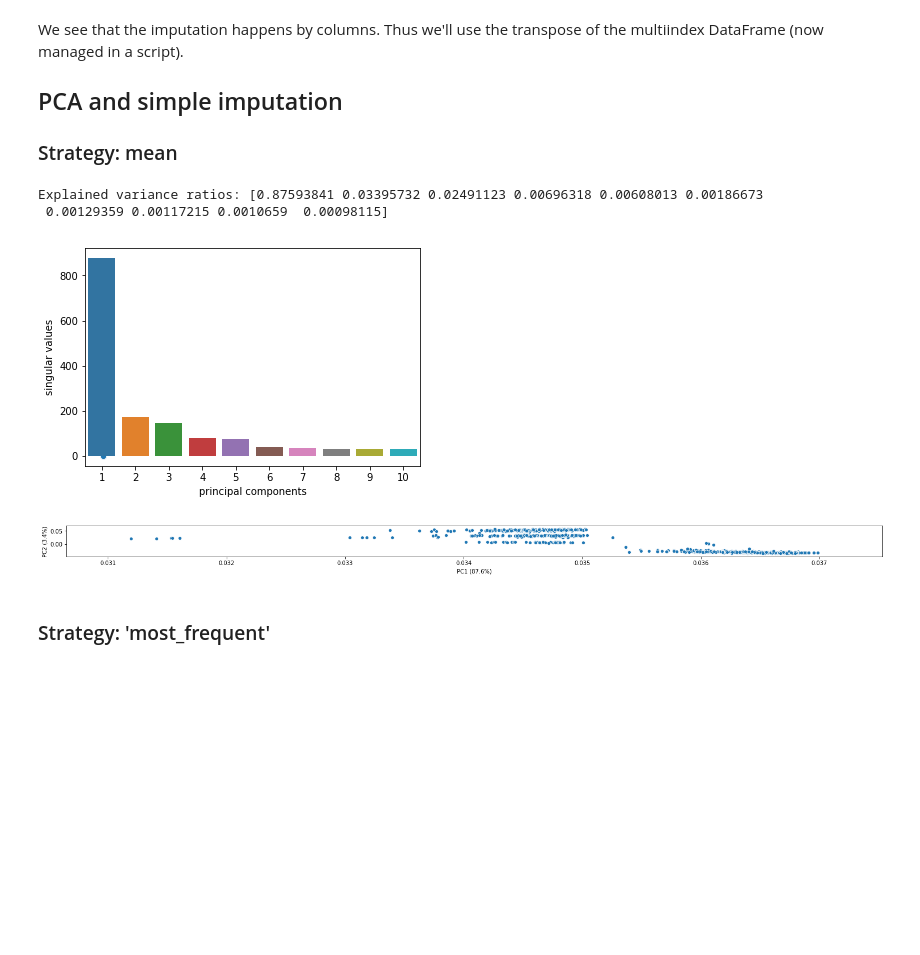
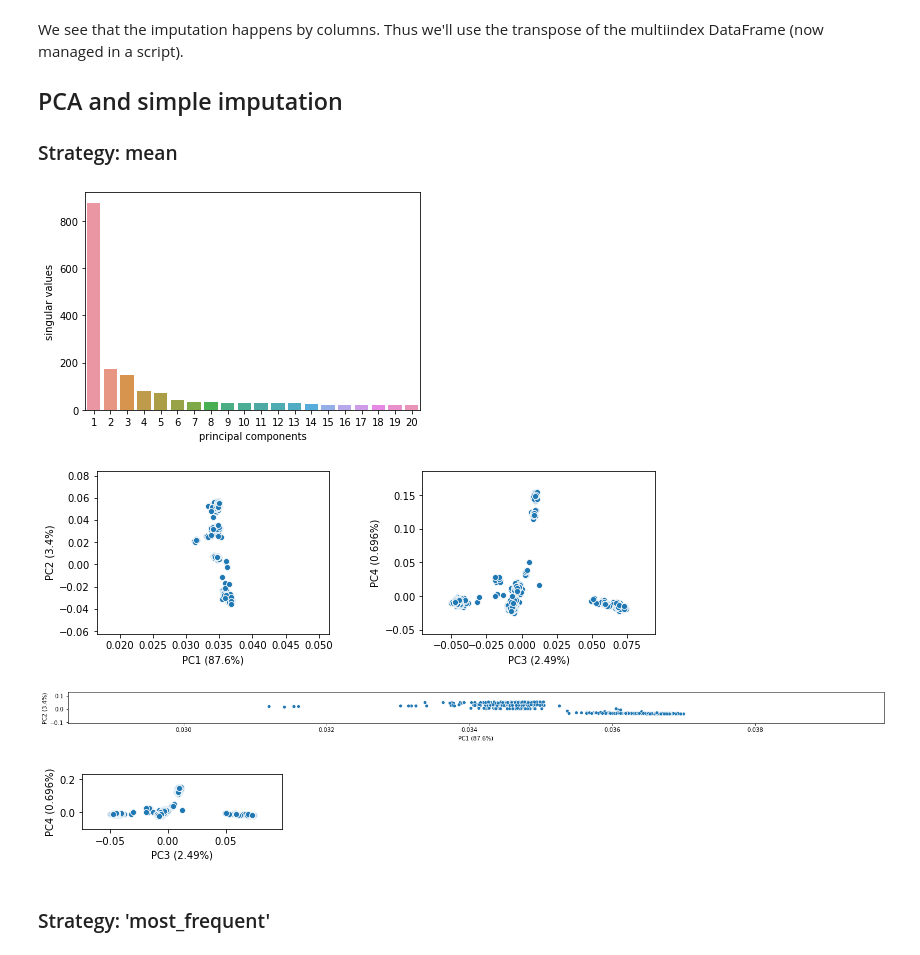
Before and after one commit to matthiaszeller/HBV, a Jupyter notebook: Viral data.ipynb, the cells around one changed output. Drawn from its saved outputs; the diff is of its cells as text; code cells hidden in the pictures; blank space fills up the shorter version.

Commit message:
viral data notebook: improved scripts to make PCA, espacially the displaying part

```diff
--- a/Viral data.ipynb
+++ b/Viral data.ipynb
@@ -493,13 +484,13 @@ We see that the imputation happens by columns. Thus we'll use the transpose of t
 
 ### Strategy: mean
 # %%
-pcs = viral_seq.pca_impute(df=df_pos, n_components=10, impute_strategy='mean')
-common.plot_pca(pcs, pc_plot_height=1)
+pcs = viral_seq.pca_impute(df=df_pos, n_components=20, impute_strategy='mean')
+common.plot_pca(pcs, pc_plot_height=1, n_plots=2)
 # %% [output]
-Explained variance ratios: [0.87593841 0.03395732 0.02491123 0.00696318 0.00608013 0.00186673
- 0.00129359 0.00117215 0.0010659  0.00098115]
-[figure, old version]
+[figure, new version]
-[figure, old version]
+[figure, new version]
+[figure, added]
+[figure, added]
 # %% [markdown]
 ### Strategy: 'most_frequent'
 # %%
```
Also changed, not shown: parts of 11 cells of this notebook, 2 other files.
